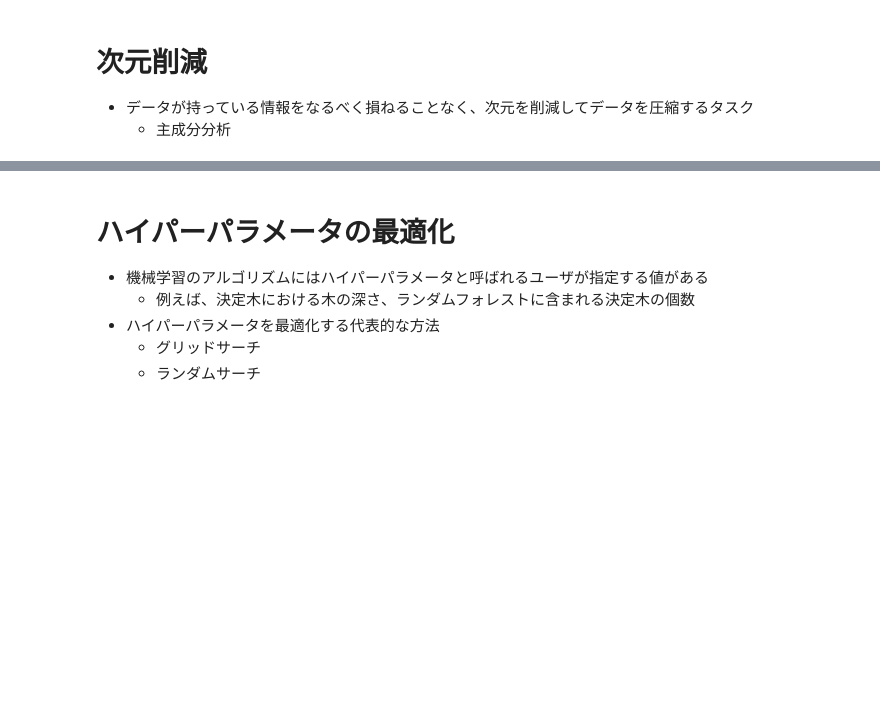
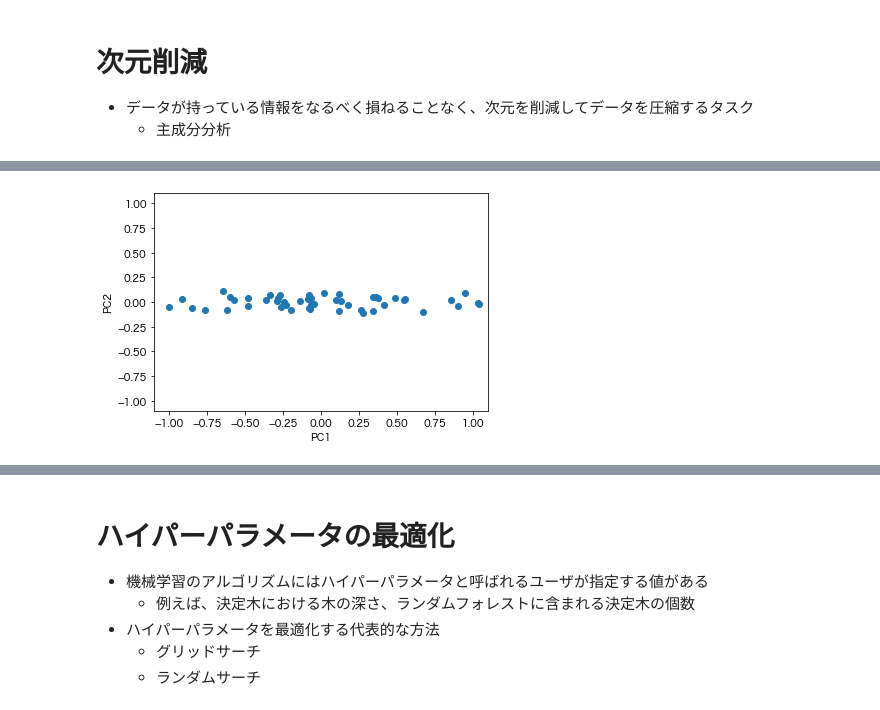
Before and after one commit to gr39my/python_basic, a Jupyter notebook: scikit-learn.ipynb, the cells around one changed output, grey strips where cells are left out. Saved outputs shown, nothing was run; the diff lists cells and outputs as text; code cells hidden in the pictures; blank space fills up the shorter version.

```diff
--- a/scikit-learn.ipynb
+++ b/scikit-learn.ipynb
@@ -555,0 +567,21 @@ plt.show()
+# %%
+from sklearn.decomposition import PCA
+# 主成分のクラスをインスタンス化
+pca = PCA(n_components=2)
+
+# 主成分分析を実行
+X_pca = pca.fit_transform(np.hstack((X[:,np.newaxis], Y[:,np.newaxis])))
+# %%
+# 主成分分析の結果得られた座標を散布図にプロット
+fig,ax = plt.subplots()
+ax.scatter(X_pca[:,0],X_pca[:,1])
+
+ax.set_xlabel('PC1')
+ax.set_ylabel('PC2')
+
+ax.set_xlim(-1.1,1.1)
+ax.set_ylim(-1.1,1.1)
+
+plt.show()
+# %% [output]
+[figure, added]
```
Also changed, not shown: parts of 22 cells of this notebook.
